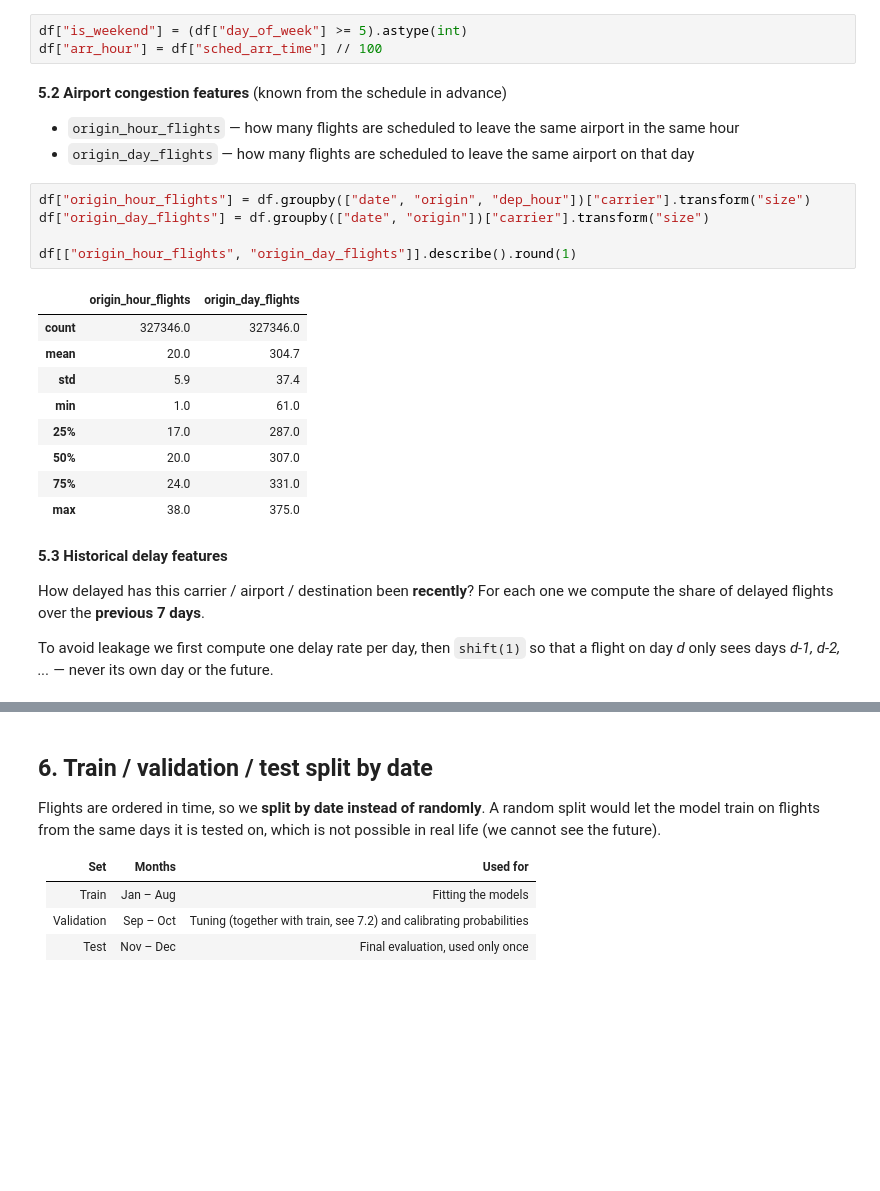
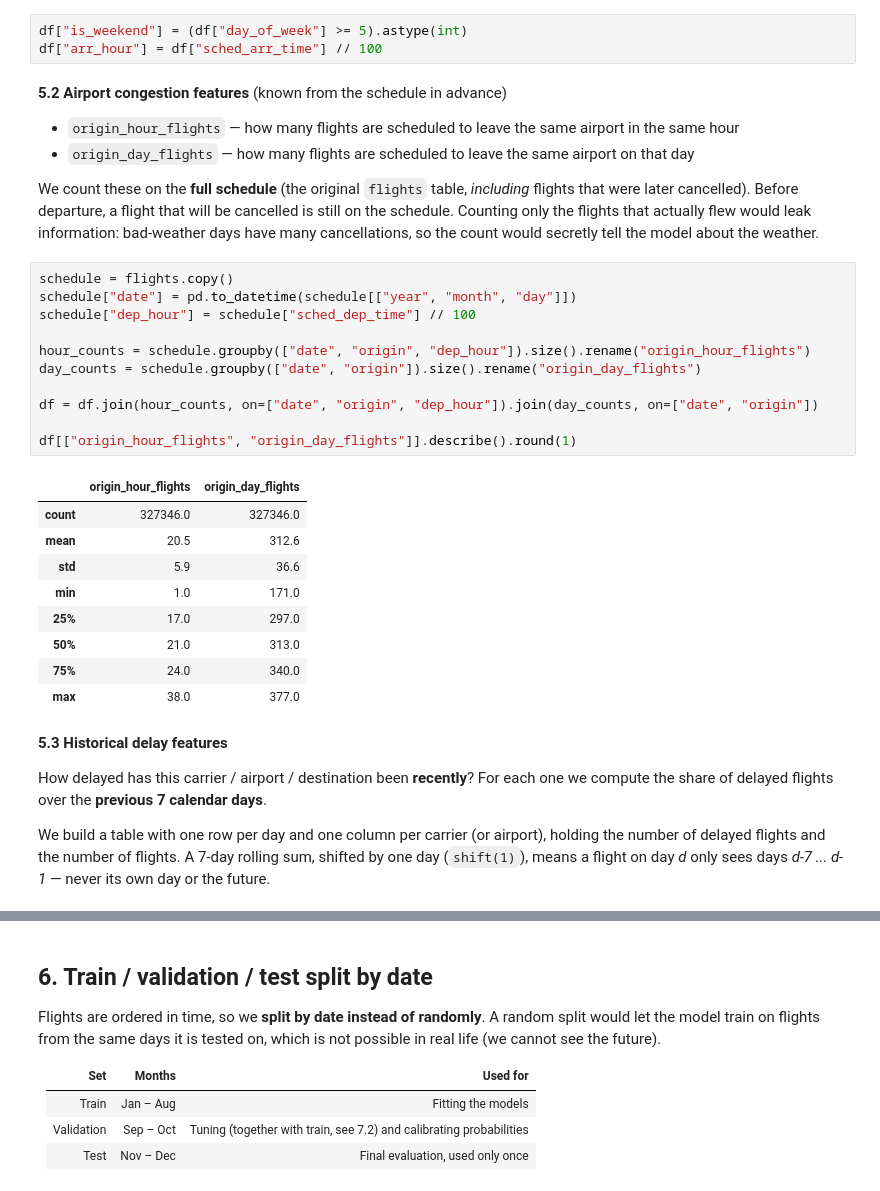
Before and after one commit to mayank-pillai-99/flight-delay-prediction, a Jupyter notebook: flight_delay_prediction.ipynb, the cells around one changed output, grey strips where cells are left out. Saved outputs shown, nothing was run; the diff lists cells and outputs as text; blank space fills up the shorter version.

```diff
--- a/flight_delay_prediction.ipynb
+++ b/flight_delay_prediction.ipynb
@@ -259,29 +259,41 @@ df["arr_hour"] = df["sched_arr_time"] // 100
 **5.2 Airport congestion features** (known from the schedule in advance)
 - `origin_hour_flights` — how many flights are scheduled to leave the same airport in the same hour
 - `origin_day_flights` — how many flights are scheduled to leave the same airport on that day
+
+We count these on the **full schedule** (the original `flights` table, *including* flights that were later
+cancelled). Before departure, a flight that will be cancelled is still on the schedule. Counting only the flights
+that actually flew would leak information: bad-weather days have many cancellations, so the count would secretly
+tell the model about the weather.
-# %%
-df["origin_hour_flights"] = df.groupby(["date", "origin", "dep_hour"])["carrier"].transform("size")
-df["origin_day_flights"] = df.groupby(["date", "origin"])["carrier"].transform("size")
-
-df[["origin_hour_flights", "origin_day_flights"]].describe().round(1)
-# %% [output]
-|  | origin_hour_flights | origin_day_flights |
-| count | 327346.0 | 327346.0 |
-| mean | 20.0 | 304.7 |
-| std | 5.9 | 37.4 |
-| min | 1.0 | 61.0 |
-| 25% | 17.0 | 287.0 |
-| 50% | 20.0 | 307.0 |
-| 75% | 24.0 | 331.0 |
-| max | 38.0 | 375.0 |
+# %%
+schedule = flights.copy()
+schedule["date"] = pd.to_datetime(schedule[["year", "month", "day"]])
+schedule["dep_hour"] = schedule["sched_dep_time"] // 100
+
+hour_counts = schedule.groupby(["date", "origin", "dep_hour"]).size().rename("origin_hour_flights")
+day_counts = schedule.groupby(["date", "origin"]).size().rename("origin_day_flights")
+
+df = df.join(hour_counts, on=["date", "origin", "dep_hour"]).join(day_counts, on=["date", "origin"])
+
+df[["origin_hour_flights", "origin_day_flights"]].describe().round(1)
+# %% [output]
+|  | origin_hour_flights | origin_day_flights |
+| count | 327346.0 | 327346.0 |
+| mean | 20.5 | 312.6 |
+| std | 5.9 | 36.6 |
+| min | 1.0 | 171.0 |
+| 25% | 17.0 | 297.0 |
+| 50% | 21.0 | 313.0 |
+| 75% | 24.0 | 340.0 |
+| max | 38.0 | 377.0 |
 # %% [markdown]
 **5.3 Historical delay features**
 
 How delayed has this carrier / airport / destination been **recently**? For each one we compute the share of delayed
-flights over the **previous 7 days**.
+flights over the **previous 7 calendar days**.
 
-To avoid leakage we first compute one delay rate per day, then `shift(1)` so that a flight on day *d* only sees
-days *d-1, d-2, ...* — never its own day or the future.
+We build a table with one row per day and one column per carrier (or airport), holding the number of delayed flights
+and the number of flights. A 7-day rolling sum, shifted by one day (`shift(1)`), means a flight on day *d* only sees
+days *d-7 ... d-1* — never its own day or the future.
 # %%
 def add_past_delay_rate(df, col, window=7):
     """Share of delayed flights for each value of `col` over the previous `window` days (today excluded)."""
```
Also changed, not shown: parts of 18 cells of this notebook, 8 other files.
